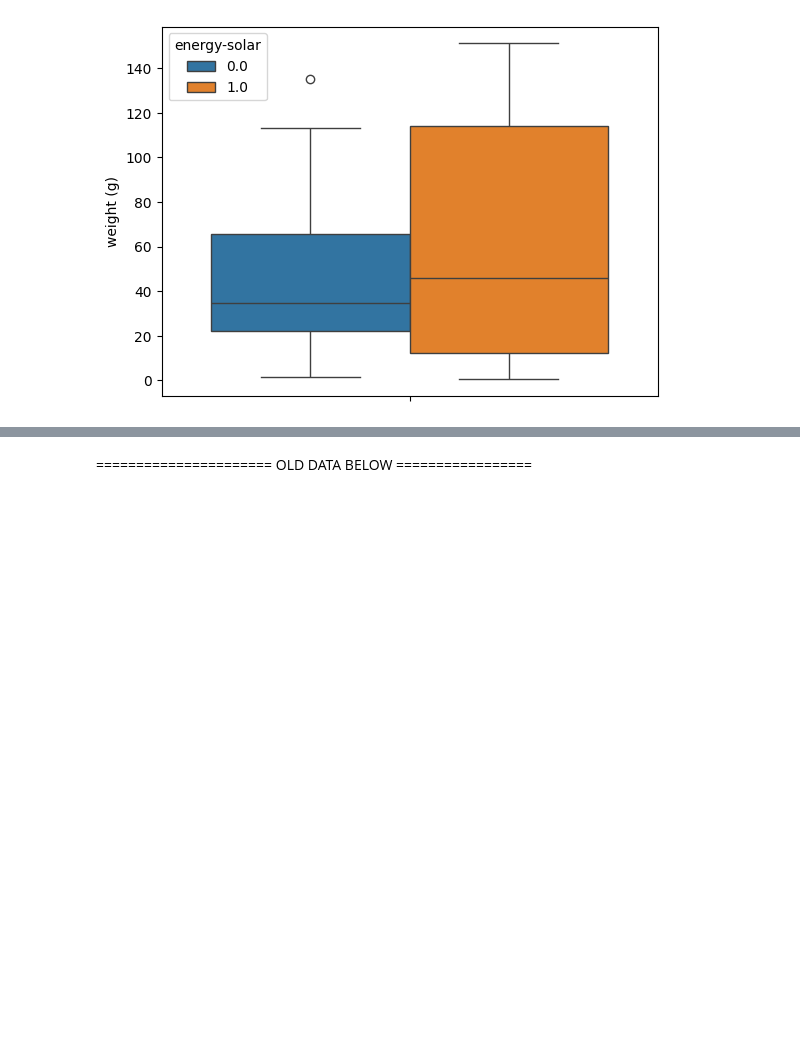
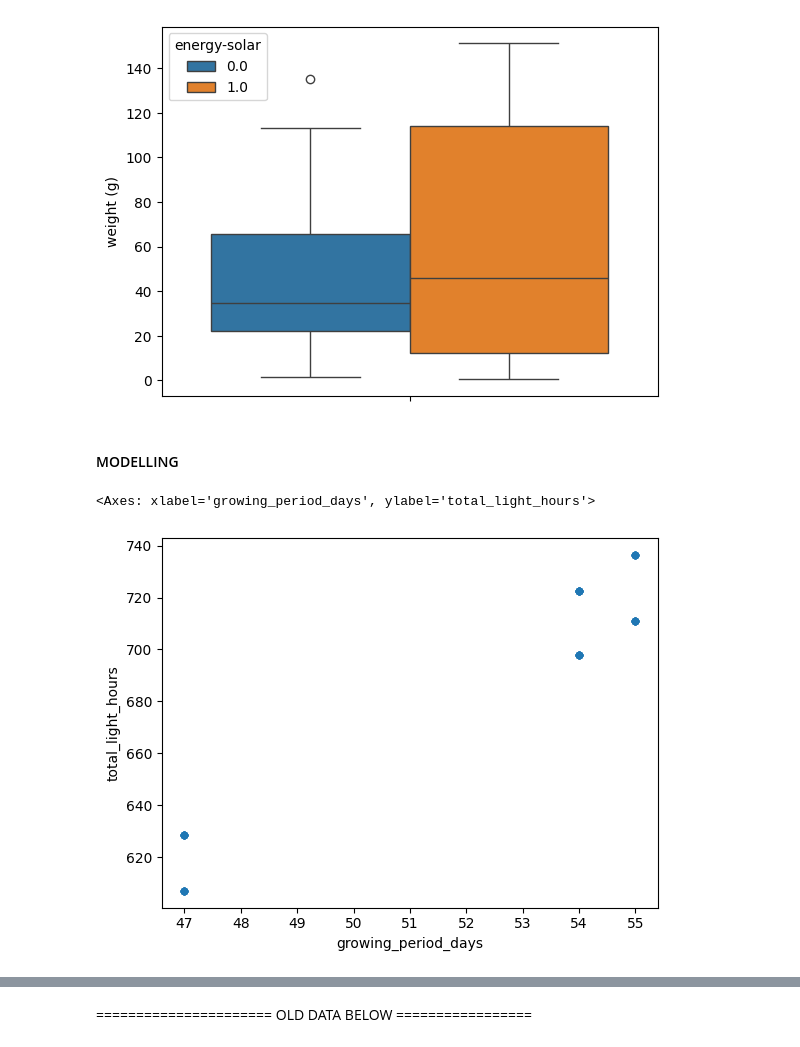
Before and after one commit to taniabuzykina/keylife-ng-pv, a Jupyter notebook: ml_project_1/plant_data_ml.ipynb, the cells around one changed output, grey strips where cells are left out. Drawn from its saved outputs; the diff is of its cells as text; code cells hidden in the pictures; blank space fills up the shorter version.

Commit message:
added ml models

```diff
--- a/ml_project_1/plant_data_ml.ipynb
+++ b/ml_project_1/plant_data_ml.ipynb
@@ -803,3 +803,10 @@ sns.boxplot(y = result_df['weight (g)'], hue = result_df['energy-solar'])
 # %% [output]
 <Axes: ylabel='weight (g)'>
 [figure]
+# %% [markdown]
+#### MODELLING
+# %%
+result_df.plot.scatter(x = 'growing_period_days', y = 'total_light_hours')
+# %% [output]
+<Axes: xlabel='growing_period_days', ylabel='total_light_hours'>
+[figure, added]
```
Also changed, not shown: parts of 15 cells of this notebook.
